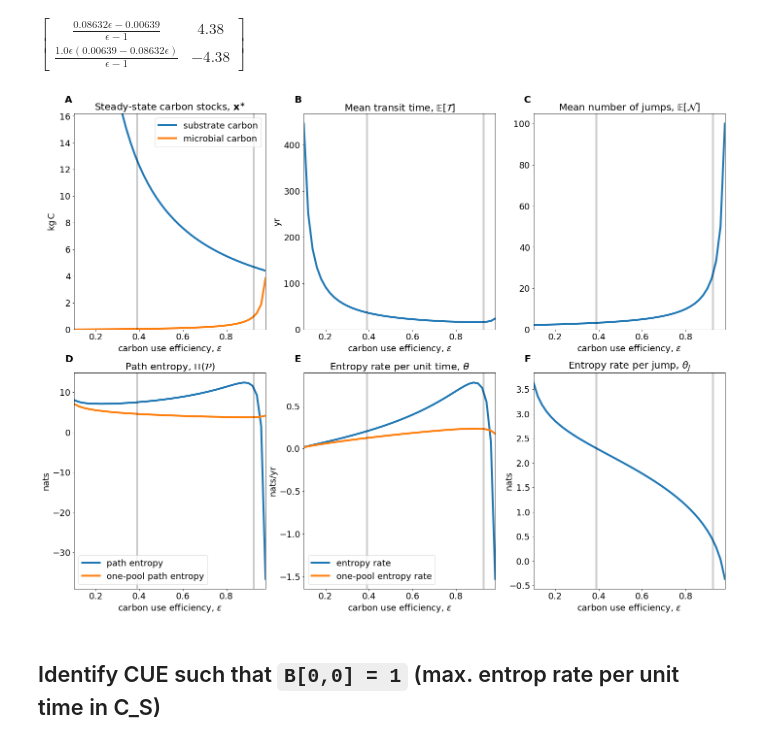
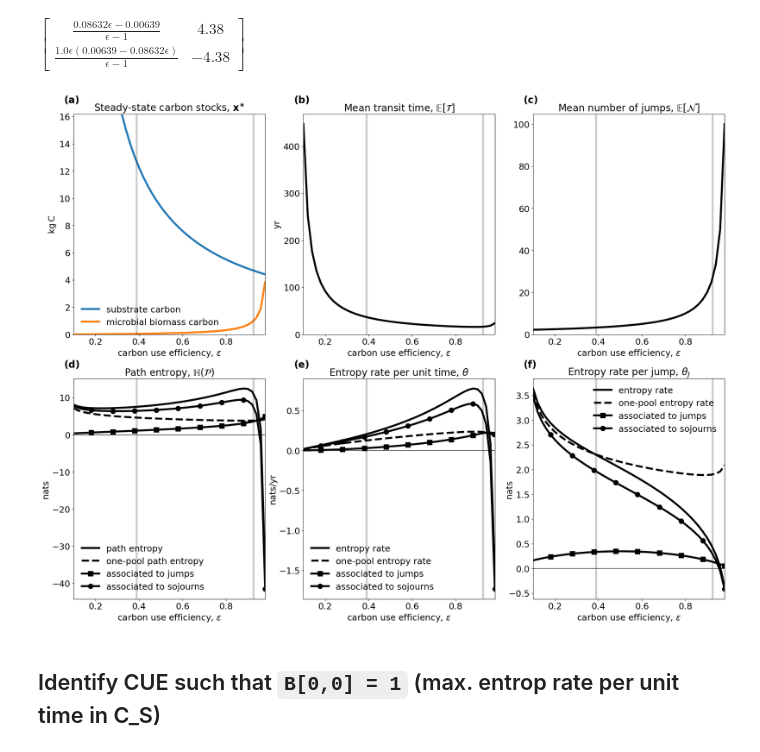
Before and after one commit to goujou/entropy_and_complexity_in_eq, a Jupyter notebook: code/Wang.ipynb, the cells around one changed output. Drawn from its saved outputs; the diff is of its cells as text; code cells hidden in the pictures.

```diff
--- a/code/Wang.ipynb
+++ b/code/Wang.ipynb
@@ -25,7 +25,7 @@ u
 # %% [output]
 $\displaystyle \left[\begin{matrix}F_{NPP}\\0\end{matrix}\right]$
 # %%
-pool_names = ["substrate carbon", "microbial carbon"]
+pool_names = ["substrate carbon", "microbial biomass carbon"]
 # %%
 par_dict = {
     "mu_b": 4.38,
@@ -45,8 +45,8 @@ $\displaystyle \left[\begin{matrix}345\\0\end{matrix}\right]$
 # %%
 par_dict_extended = par_dict.copy()
 
-ss_dict = solve(smr.F, smr.state_vector, dict=True)[0]
-xss = Matrix(2, 1, [ss_dict[smr.state_vector[0]], ss_dict[smr.state_vector[1]]])
+ss_dict = solve(srm.F, srm.state_vector, dict=True)[0]
+xss = Matrix(2, 1, [ss_dict[srm.state_vector[0]], ss_dict[srm.state_vector[1]]])
 par_dict_extended["C_s"] = xss[0]
 par_dict_extended["C_b"] = xss[1]
 
@@ -67,8 +66,8 @@ def create_Wang_model(epsilon):
     par_dict_extended = par_dict.copy()
     par_dict_extended["epsilon"] = epsilon
 
-    ss_dict = solve(smr.F, smr.state_vector, dict=True)[0]
-    xss = Matrix(2, 1, [ss_dict[smr.state_vector[0]], ss_dict[smr.state_vector[1]]])
+    ss_dict = solve(srm.F, srm.state_vector, dict=True)[0]
+    xss = Matrix(2, 1, [ss_dict[srm.state_vector[0]], ss_dict[srm.state_vector[1]]])
     par_dict_extended["C_s"] = xss[0]
     par_dict_extended["C_b"] = xss[1]
 
@@ -103,12 +115,13 @@ plt.rc('axes', titlesize=MEDIUM_SIZE)     # fontsize of the axes title
 plt.rc('axes', labelsize=SMALL_SIZE)    # fontsize of the x and y labels
 plt.rc('xtick', labelsize=SMALL_SIZE)    # fontsize of the tick labels
 plt.rc('ytick', labelsize=SMALL_SIZE)    # fontsize of the tick labels
-plt.rc('legend', fontsize=SMALL_SIZE)    # legend fontsize
+plt.rc('legend', fontsize=SMALL_SIZE, frameon=False)    # legend fontsize
 #plt.rc('figure', titlesize=BIGGER_SIZE)  # fontsize of the figure title
 # %%
-fix, axes = plt.subplots(figsize=(8*3, 6*3), nrows=2, ncols=3)
+fig, axes = plt.subplots(figsize=(8*3, 6*3), nrows=2, ncols=3)
 axes_list = axes.flatten()
-panel_names = iter(string.ascii_uppercase[:len(axes_list)])
+#panel_names = iter(string.ascii_uppercase[:len(axes_list)])
+panel_names = iter(string.ascii_lowercase[:len(axes_list)])
 [ax.set_xlabel(r"carbon use efficiency, $\varepsilon$") for ax in axes_list]
 
 axes = iter(axes_list)
@@ -123,42 +136,61 @@ ax.set_ylabel("kg$\,$C")
 
 ax = next(axes)
 ax.set_title(r"Mean transit time, $\mathrm{\mathbb{E}}\left[\mathcal{T}\right]$")
-ax.plot(epsilons, ETs)
+ax.plot(epsilons, ETs, c="black")
 ax.set_ylim([np.maximum(0, ax.get_ylim()[0]), ax.get_ylim()[1]])
 ax.set_ylabel("yr")
 
 
 ax = next(axes)
 ax.set_title(r"Mean number of jumps, $\mathrm{\mathbb{E}}\left[\mathcal{N}\right]$")
-ax.plot(epsilons, ENs)
+ax.plot(epsilons, ENs, c="black")
 ax.set_ylim([np.maximum(0, ax.get_ylim()[0]), ax.get_ylim()[1]])
 
 
 ax = next(axes)
 ax.set_title(r"Path entropy, $\mathrm{\mathbb{H}}(\mathcal{P})$")
-ax.plot(epsilons, path_entropies, label="path entropy")
-ax.plot(epsilons, exp_Hs, label="one-pool path entropy")
+ax.plot(epsilons, path_entropies, label="path entropy", c="black")
+ax.plot(epsilons, exp_Hs, label="one-pool path entropy", c="black", ls="--")
+
+ax.plot(epsilons, np.array(theta_discs)*np.array(ETs), label="associated to jumps", c="black", marker="s", markevery=np.arange(len(epsilons))[-1::-5], markersize=10)
+ax.plot(epsilons, np.array(theta_conts)*np.array(ETs), label="associated to sojourns", c="black", marker="o", markevery=np.arange(len(epsilons))[-1::-5], markersize=10)
+ax.axhline(0, c="black", lw=1)
+
 ax.legend()
 ax.set_ylabel("nats")
 
 
 ax = next(axes)
 ax.set_title(r"Entropy rate per unit time, $\theta$")
-ax.plot(epsilons, thetas, label="entropy rate")
-ax.plot(epsilons, np.array(exp_Hs)/np.array(ETs), label="one-pool entropy rate")
+ax.plot(epsilons, thetas, label="entropy rate", c="black")
+ax.plot(epsilons, np.array(exp_Hs)/np.array(ETs), label="one-pool entropy rate", c="black", ls="--")
+
+ax.plot(epsilons, theta_discs, label="associated to jumps", c="black", marker="s", markevery=np.arange(len(epsilons))[-1::-5], markersize=10)
+ax.plot(epsilons, theta_conts, label="associated to sojourns", c="black", marker="o", markevery=np.arange(len(epsilons))[-1::-5], markersize=10)
+ax.axhline(0, c="black", lw=1)
+
+
 ax.legend()
 ax.set_ylabel("nats/yr")
 
 
 ax = next(axes)
 ax.set_title(r"Entropy rate per jump, $\theta_J$")
-ax.plot(epsilons, theta_Ns)
+ax.plot(epsilons, theta_Ns, c="black", label="entropy rate")
+ax.plot(epsilons, np.array(exp_Hs)/2, label="one-pool entropy rate", c="black", ls="--")
+
+ax.plot(epsilons, np.array(theta_discs)*np.array(ETs)/np.array(ENs), label="associated to jumps", c="black", marker="s", markevery=np.arange(len(epsilons))[-1::-5], markersize=10)
+ax.plot(epsilons, np.array(theta_conts)*np.array(ETs)/np.array(ENs), label="associated to sojourns", c="black", marker="o", markevery=np.arange(len(epsilons))[-1::-5], markersize=10)
+ax.axhline(0, c="black", lw=1)
 ax.set_ylabel("nats", labelpad=-10)
+ax.legend()
 
 for ax, panel_name in zip(axes_list, panel_names):
     ax.set_xlim([min(epsilons), max(epsilons)])
     ax.axvline(0.39, color="black", alpha=0.2)
     ax.axvline(0.926, color="black", alpha=0.2)
-    ax.text(-0.05, 1.05, panel_name, transform=ax.transAxes, size=20, weight='bold')
+    ax.text(-0.05, 1.05, f"({panel_name})", transform=ax.transAxes, size=20, weight='bold')
+
+#fig.tight_layout()
 # %% [output]
-[figure, old version]
+[figure, new version]
```
Also changed, not shown: parts of 15 cells of this notebook, 14 other files.
